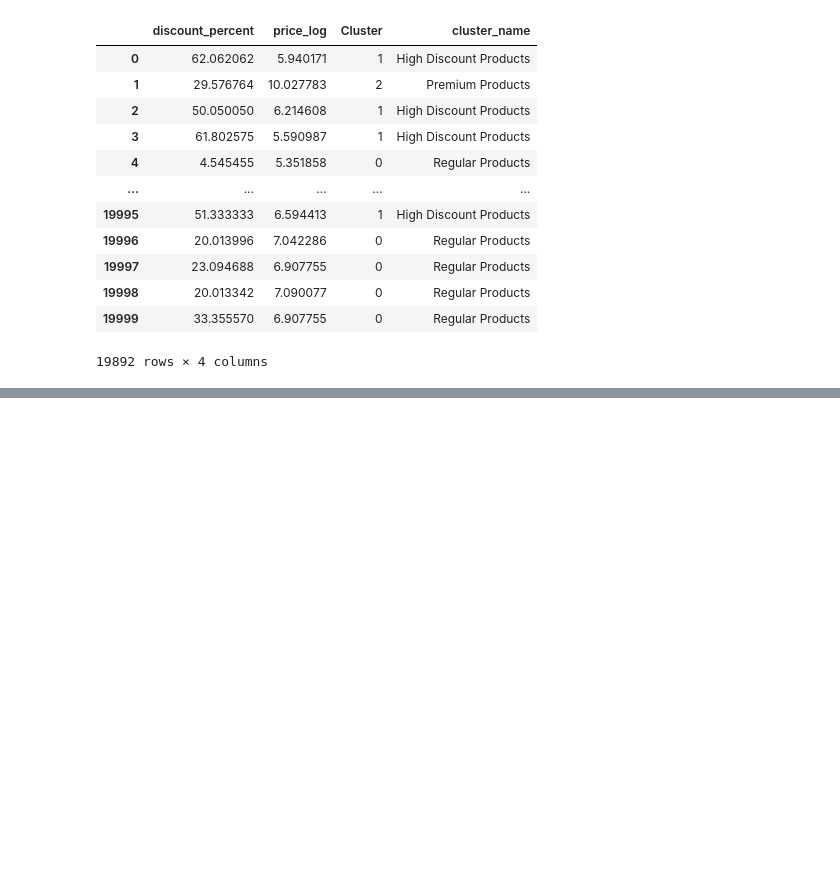
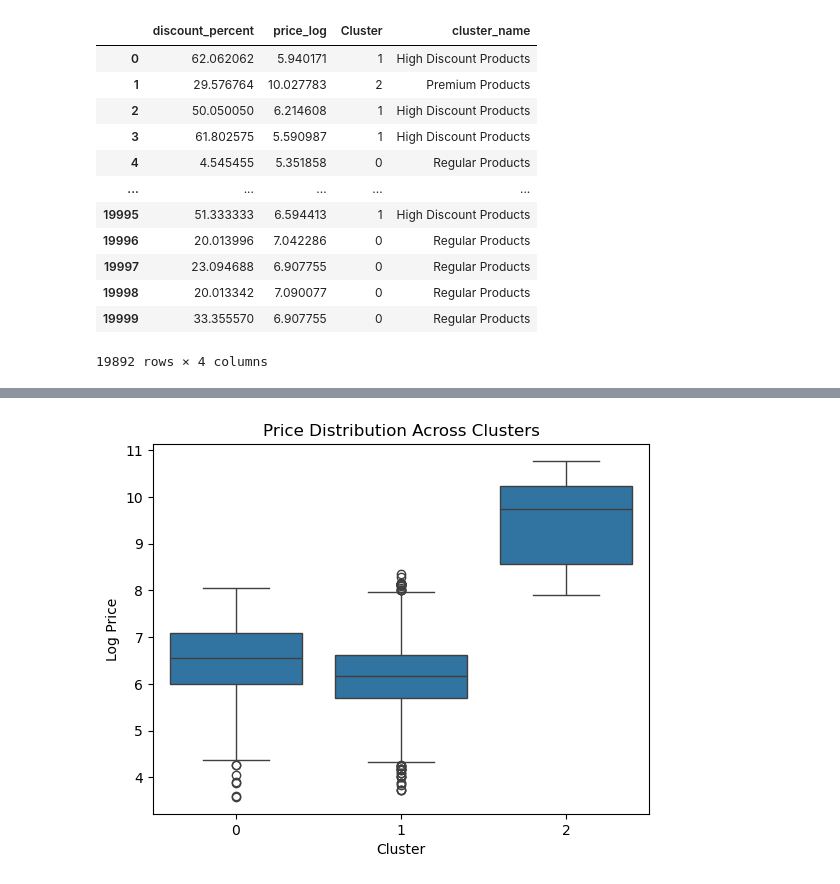
Before and after one commit to PushkarMalhotra2006/Product-Segementation, a Jupyter notebook: flipkart_products.ipynb, the cells around one changed output, grey strips where cells are left out. Cells and saved outputs as stored; diff of their text form; code cells hidden in the pictures; blank space fills up the shorter version.

```diff
--- a/flipkart_products.ipynb
+++ b/flipkart_products.ipynb
@@ -412,0 +455,10 @@ df_final
+# %%
+sns.boxplot(x='Cluster', y='price_log', data=df_final)
+
+plt.title('Price Distribution Across Clusters')
+plt.xlabel('Cluster')
+plt.ylabel('Log Price')
+
+plt.show()
+# %% [output]
+[figure, added]
```
Also changed, not shown: parts of 7 cells of this notebook, 1 other file.
